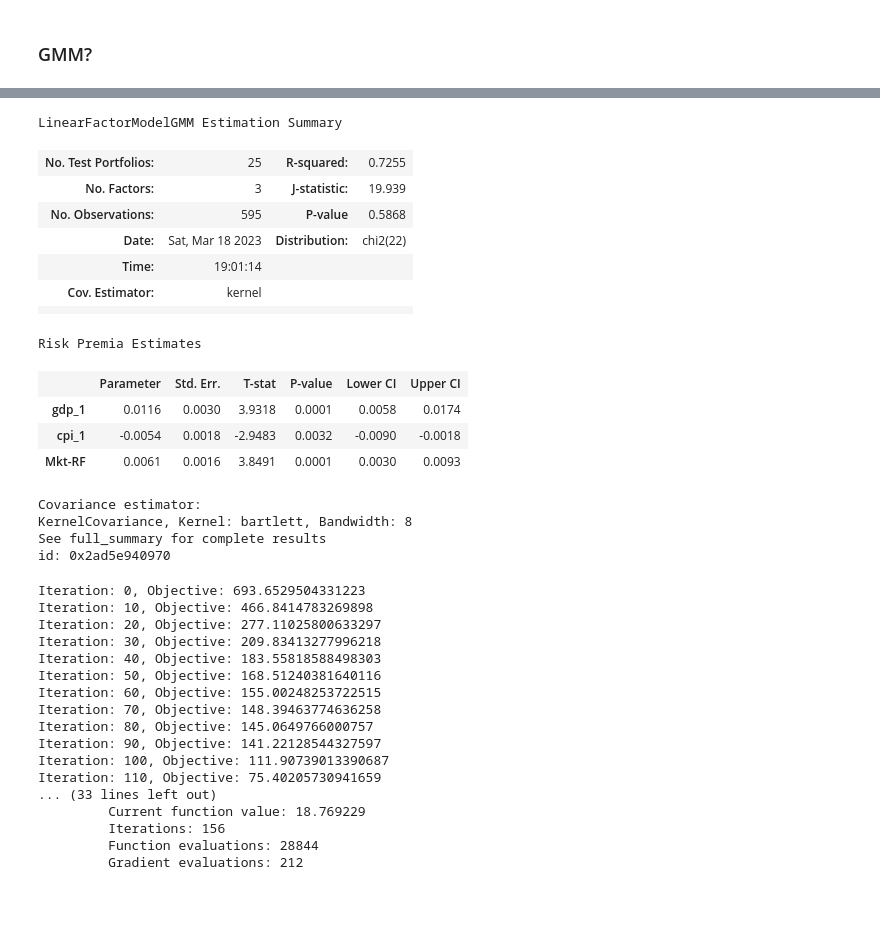
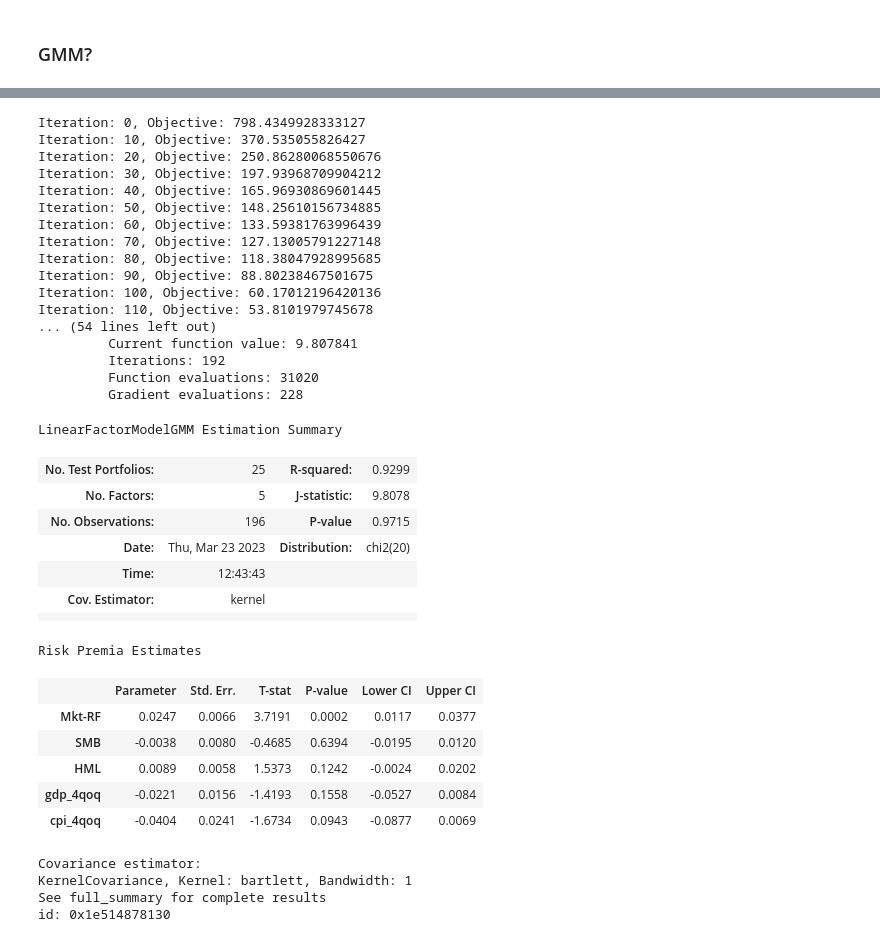
Before and after one commit to santoromano/Macro-Cross-Sectional-Analysis, a Jupyter notebook: empirics.ipynb, the cells around one changed output, grey strips where cells are left out. Cells and saved outputs as stored; diff of their text form; code cells hidden in the pictures; blank space fills up the shorter version.

Commit message:
figured out problem with LinearModels

```diff
--- a/empirics.ipynb
+++ b/empirics.ipynb
@@ -726,6 +792,6 @@ dtype: float64
 # %% [markdown]
 ### GMM?
 # %%
-gmm1 = GMM(size_book_assets_m, factors_m[['gdp_1', 'cpi_1', 'Mkt-RF']])
-gmm2 = GMM(size_book_assets_m, pd.concat([ff3, factors_m.iloc[:,2:4]], axis=1))
+gmm1 = GMM(size_book_assets_q, factors_q[['gdp_4qoq', 'cpi_4qoq', 'Mkt-RF']])
+gmm2 = GMM(size_book_assets_q, pd.concat([ff3_q, factors_q.iloc[:,2:4]], axis=1))
 # %%
@@ -751,40 +834,39 @@ Iteration: 110, Objective: 28.095730997216172
-# %%
-gmm1_res
-# %% [output]
-LinearFactorModelGMM Estimation Summary
-| No. Test Portfolios: | 25 | R-squared: | 0.7255 |
-| No. Factors: | 3 | J-statistic: | 19.939 |
-| No. Observations: | 595 | P-value | 0.5868 |
-| Date: | Sat, Mar 18 2023 | Distribution: | chi2(22) |
-| Time: | 19:01:14 |  |  |
-| Cov. Estimator: | kernel |  |  |
-|  |  |  |  |
-Risk Premia Estimates
-|  | Parameter | Std. Err. | T-stat | P-value | Lower CI | Upper CI |
-| gdp_1 | 0.0116 | 0.0030 | 3.9318 | 0.0001 | 0.0058 | 0.0174 |
-| cpi_1 | -0.0054 | 0.0018 | -2.9483 | 0.0032 | -0.0090 | -0.0018 |
-| Mkt-RF | 0.0061 | 0.0016 | 3.8491 | 0.0001 | 0.0030 | 0.0093 |
-Covariance estimator:
-KernelCovariance, Kernel: bartlett, Bandwidth: 8
-See full_summary for complete results
-id: 0x2ad5e940970
 # %%
-gmm2_res = gmm2.fit(cov_type='kernel')
+gmm2.fit(cov_type='kernel')
 # %% [output]
-Iteration: 0, Objective: 693.6529504331223
-Iteration: 10, Objective: 466.8414783269898
-Iteration: 20, Objective: 277.11025800633297
-Iteration: 30, Objective: 209.83413277996218
-Iteration: 40, Objective: 183.55818588498303
-Iteration: 50, Objective: 168.51240381640116
-Iteration: 60, Objective: 155.00248253722515
-Iteration: 70, Objective: 148.39463774636258
-Iteration: 80, Objective: 145.0649766000757
-Iteration: 90, Objective: 141.22128544327597
-Iteration: 100, Objective: 111.90739013390687
-Iteration: 110, Objective: 75.40205730941659
-... (33 lines left out)
-         Current function value: 18.769229
-         Iterations: 156
-         Function evaluations: 28844
-         Gradient evaluations: 212
+Iteration: 0, Objective: 798.4349928333127
+Iteration: 10, Objective: 370.535055826427
+Iteration: 20, Objective: 250.86280068550676
+Iteration: 30, Objective: 197.93968709904212
+Iteration: 40, Objective: 165.96930869601445
+Iteration: 50, Objective: 148.25610156734885
+Iteration: 60, Objective: 133.59381763996439
+Iteration: 70, Objective: 127.13005791227148
+Iteration: 80, Objective: 118.38047928995685
+Iteration: 90, Objective: 88.80238467501675
+Iteration: 100, Objective: 60.17012196420136
+Iteration: 110, Objective: 53.8101979745678
+... (54 lines left out)
+         Current function value: 9.807841
+         Iterations: 192
+         Function evaluations: 31020
+         Gradient evaluations: 228
+LinearFactorModelGMM Estimation Summary
+| No. Test Portfolios: | 25 | R-squared: | 0.9299 |
+| No. Factors: | 5 | J-statistic: | 9.8078 |
+| No. Observations: | 196 | P-value | 0.9715 |
+| Date: | Thu, Mar 23 2023 | Distribution: | chi2(20) |
+| Time: | 12:43:43 |  |  |
+| Cov. Estimator: | kernel |  |  |
+|  |  |  |  |
+Risk Premia Estimates
+|  | Parameter | Std. Err. | T-stat | P-value | Lower CI | Upper CI |
+| Mkt-RF | 0.0247 | 0.0066 | 3.7191 | 0.0002 | 0.0117 | 0.0377 |
+| SMB | -0.0038 | 0.0080 | -0.4685 | 0.6394 | -0.0195 | 0.0120 |
+| HML | 0.0089 | 0.0058 | 1.5373 | 0.1242 | -0.0024 | 0.0202 |
+| gdp_4qoq | -0.0221 | 0.0156 | -1.4193 | 0.1558 | -0.0527 | 0.0084 |
+| cpi_4qoq | -0.0404 | 0.0241 | -1.6734 | 0.0943 | -0.0877 | 0.0069 |
+Covariance estimator:
+KernelCovariance, Kernel: bartlett, Bandwidth: 1
+See full_summary for complete results
+id: 0x1e514878130
```
Also changed, not shown: parts of 10 cells of this notebook.
